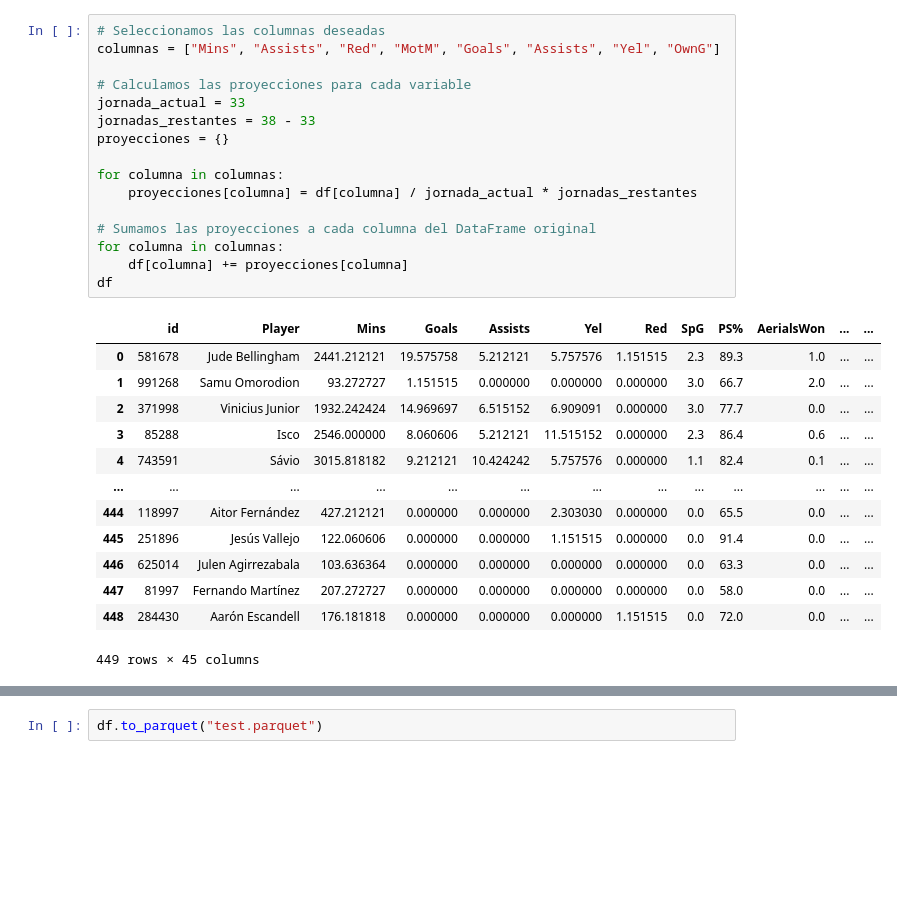
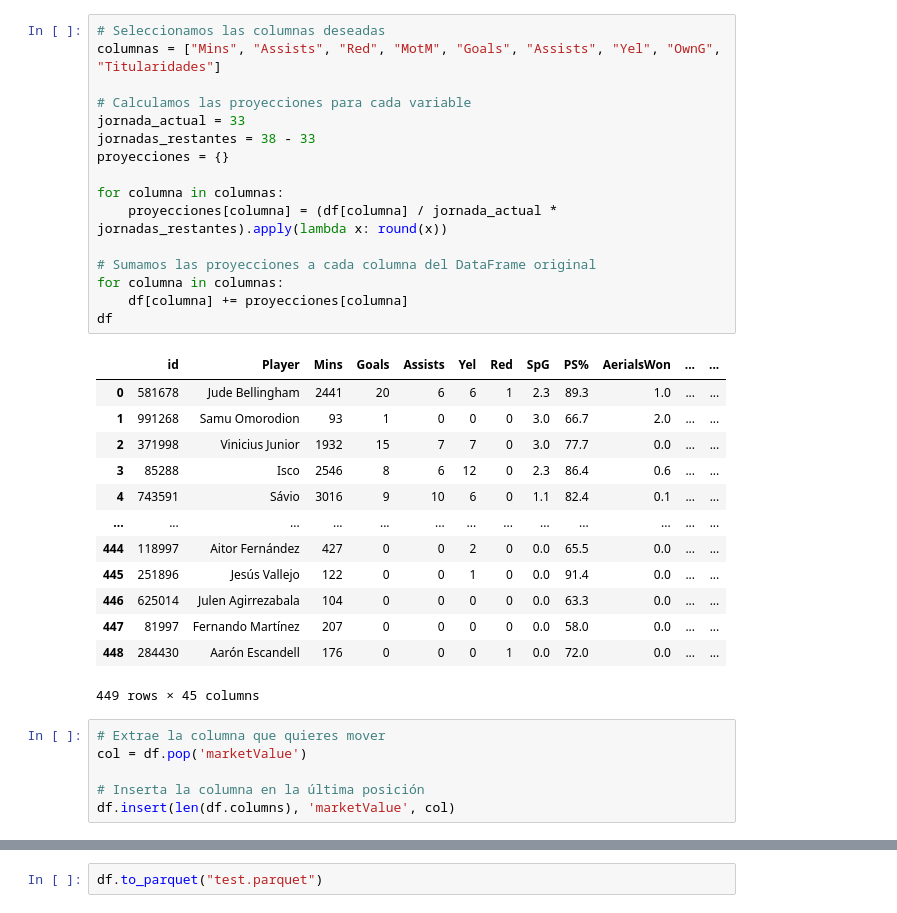
Before and after one commit to Alalonsoor/PROYECTO-DATOS, a Jupyter notebook: src/evaluación/preparacion_test.ipynb, the cells around one changed output, grey strips where cells are left out. Cells and saved outputs as stored; diff of their text form; blank space fills up the shorter version.

```diff
--- a/src/evaluación/preparacion_test.ipynb
+++ b/src/evaluación/preparacion_test.ipynb
@@ -20,31 +62,37 @@
 449 rows × 45 columns
 # %%
 # Seleccionamos las columnas deseadas
-columnas = ["Mins", "Assists", "Red", "MotM", "Goals", "Assists", "Yel", "OwnG"]
+columnas = ["Mins", "Assists", "Red", "MotM", "Goals", "Assists", "Yel", "OwnG", "Titularidades"]
 
 # Calculamos las proyecciones para cada variable
 jornada_actual = 33
 jornadas_restantes = 38 - 33
 proyecciones = {}
 
 for columna in columnas:
-    proyecciones[columna] = df[columna] / jornada_actual * jornadas_restantes
+    proyecciones[columna] = (df[columna] / jornada_actual * jornadas_restantes).apply(lambda x: round(x))
 
 # Sumamos las proyecciones a cada columna del DataFrame original
 for columna in columnas:
     df[columna] += proyecciones[columna]
 df
 # %% [output]
 |  | id | Player | Mins | Goals | Assists | Yel | Red | SpG | PS% | AerialsWon | ... | ... |
-| 0 | 581678 | Jude Bellingham | 2441.212121 | 19.575758 | 5.212121 | 5.757576 | 1.151515 | 2.3 | 89.3 | 1.0 | ... | ... |
-| 1 | 991268 | Samu Omorodion | 93.272727 | 1.151515 | 0.000000 | 0.000000 | 0.000000 | 3.0 | 66.7 | 2.0 | ... | ... |
-| 2 | 371998 | Vinicius Junior | 1932.242424 | 14.969697 | 6.515152 | 6.909091 | 0.000000 | 3.0 | 77.7 | 0.0 | ... | ... |
-| 3 | 85288 | Isco | 2546.000000 | 8.060606 | 5.212121 | 11.515152 | 0.000000 | 2.3 | 86.4 | 0.6 | ... | ... |
-| 4 | 743591 | Sávio | 3015.818182 | 9.212121 | 10.424242 | 5.757576 | 0.000000 | 1.1 | 82.4 | 0.1 | ... | ... |
+| 0 | 581678 | Jude Bellingham | 2441 | 20 | 6 | 6 | 1 | 2.3 | 89.3 | 1.0 | ... | ... |
+| 1 | 991268 | Samu Omorodion | 93 | 1 | 0 | 0 | 0 | 3.0 | 66.7 | 2.0 | ... | ... |
+| 2 | 371998 | Vinicius Junior | 1932 | 15 | 7 | 7 | 0 | 3.0 | 77.7 | 0.0 | ... | ... |
+| 3 | 85288 | Isco | 2546 | 8 | 6 | 12 | 0 | 2.3 | 86.4 | 0.6 | ... | ... |
+| 4 | 743591 | Sávio | 3016 | 9 | 10 | 6 | 0 | 1.1 | 82.4 | 0.1 | ... | ... |
 | ... | ... | ... | ... | ... | ... | ... | ... | ... | ... | ... | ... | ... |
-| 444 | 118997 | Aitor Fernández | 427.212121 | 0.000000 | 0.000000 | 2.303030 | 0.000000 | 0.0 | 65.5 | 0.0 | ... | ... |
-| 445 | 251896 | Jesús Vallejo | 122.060606 | 0.000000 | 0.000000 | 1.151515 | 0.000000 | 0.0 | 91.4 | 0.0 | ... | ... |
-| 446 | 625014 | Julen Agirrezabala | 103.636364 | 0.000000 | 0.000000 | 0.000000 | 0.000000 | 0.0 | 63.3 | 0.0 | ... | ... |
-| 447 | 81997 | Fernando Martínez | 207.272727 | 0.000000 | 0.000000 | 0.000000 | 0.000000 | 0.0 | 58.0 | 0.0 | ... | ... |
-| 448 | 284430 | Aarón Escandell | 176.181818 | 0.000000 | 0.000000 | 0.000000 | 1.151515 | 0.0 | 72.0 | 0.0 | ... | ... |
+| 444 | 118997 | Aitor Fernández | 427 | 0 | 0 | 2 | 0 | 0.0 | 65.5 | 0.0 | ... | ... |
+| 445 | 251896 | Jesús Vallejo | 122 | 0 | 0 | 1 | 0 | 0.0 | 91.4 | 0.0 | ... | ... |
+| 446 | 625014 | Julen Agirrezabala | 104 | 0 | 0 | 0 | 0 | 0.0 | 63.3 | 0.0 | ... | ... |
+| 447 | 81997 | Fernando Martínez | 207 | 0 | 0 | 0 | 0 | 0.0 | 58.0 | 0.0 | ... | ... |
+| 448 | 284430 | Aarón Escandell | 176 | 0 | 0 | 0 | 1 | 0.0 | 72.0 | 0.0 | ... | ... |
 449 rows × 45 columns
+# %%
+# Extrae la columna que quieres mover
+col = df.pop('marketValue')
+
+# Inserta la columna en la última posición
+df.insert(len(df.columns), 'marketValue', col)
```
Also changed, not shown: parts of 2 cells of this notebook, 49 other files.
